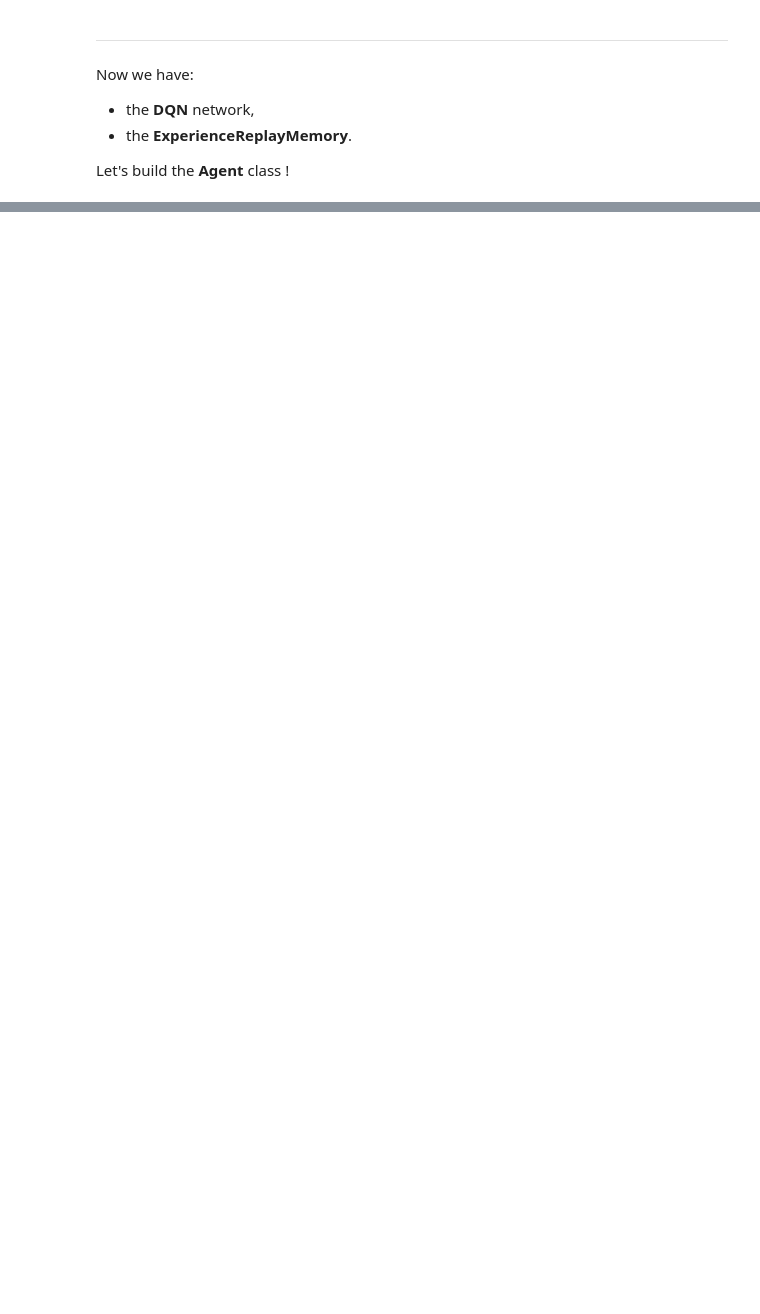
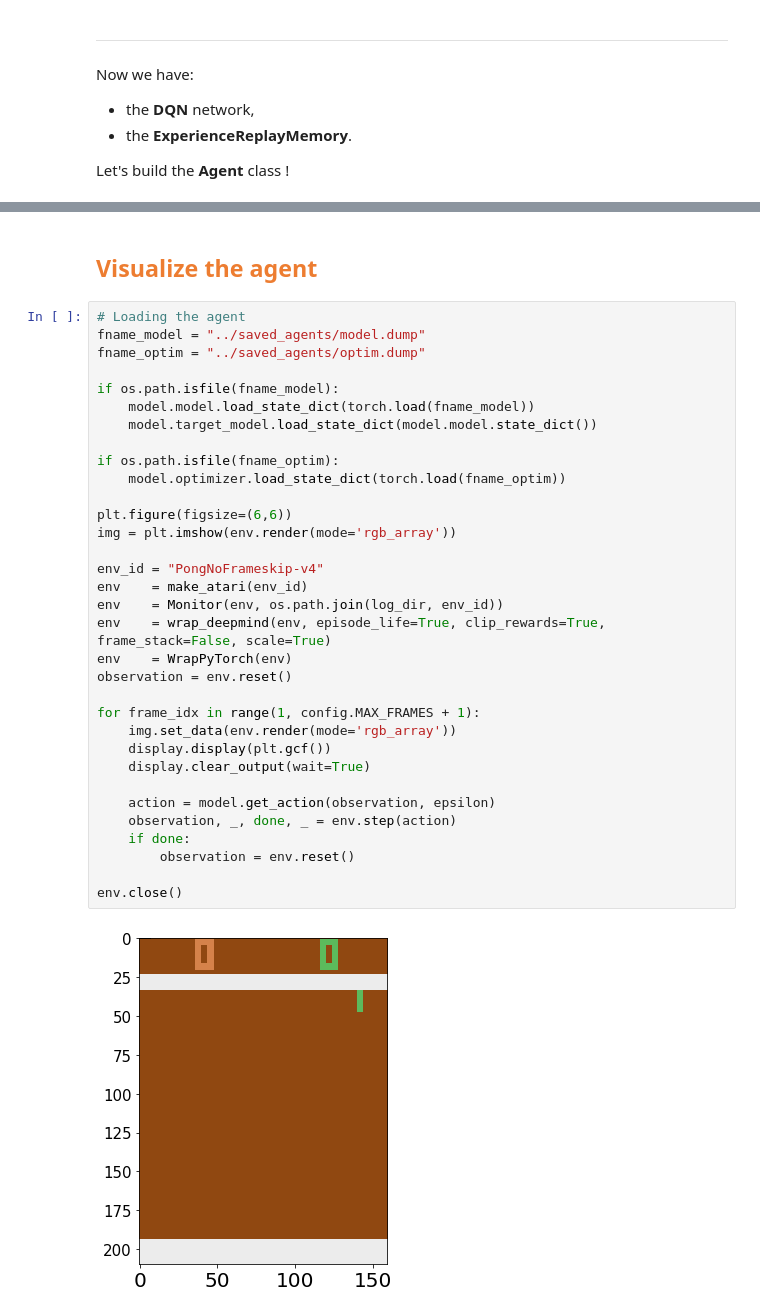
Before and after one commit to yfletberliac/rlss-2019, a Jupyter notebook: labs/02.DQN.ipynb, the cells around one changed output, grey strips where cells are left out. Cells and saved outputs as stored; diff of their text form; blank space fills up the shorter version.

```diff
--- a/labs/02.DQN.ipynb
+++ b/labs/02.DQN.ipynb
@@ -486,0 +449,37 @@ Action n° meaning: https://github.com/openai/gym/blob/master/gym/envs/atari/ata
+# %% [markdown]
+## <font color='#ed7d31'>Visualize the agent</font>
+# %%
+# Loading the agent
+fname_model = "../saved_agents/model.dump"
+fname_optim = "../saved_agents/optim.dump"
+
+if os.path.isfile(fname_model):
+    model.model.load_state_dict(torch.load(fname_model))
+    model.target_model.load_state_dict(model.model.state_dict())
+
+if os.path.isfile(fname_optim):
+    model.optimizer.load_state_dict(torch.load(fname_optim))
+
+plt.figure(figsize=(6,6))
+img = plt.imshow(env.render(mode='rgb_array'))
+
+env_id = "PongNoFrameskip-v4"
+env    = make_atari(env_id)
+env    = Monitor(env, os.path.join(log_dir, env_id))
+env    = wrap_deepmind(env, episode_life=True, clip_rewards=True, frame_stack=False, scale=True)
+env    = WrapPyTorch(env)
+observation = env.reset()
+
+for frame_idx in range(1, config.MAX_FRAMES + 1):
+    img.set_data(env.render(mode='rgb_array'))
+    display.display(plt.gcf())
+    display.clear_output(wait=True)
+
+    action = model.get_action(observation, epsilon)
+    observation, _, done, _ = env.step(action)
+    if done:
+        observation = env.reset()
+
+env.close()
+# %% [output]
+[figure, added]
```
Also changed, not shown: parts of 20 cells of this notebook, 2 other files.
